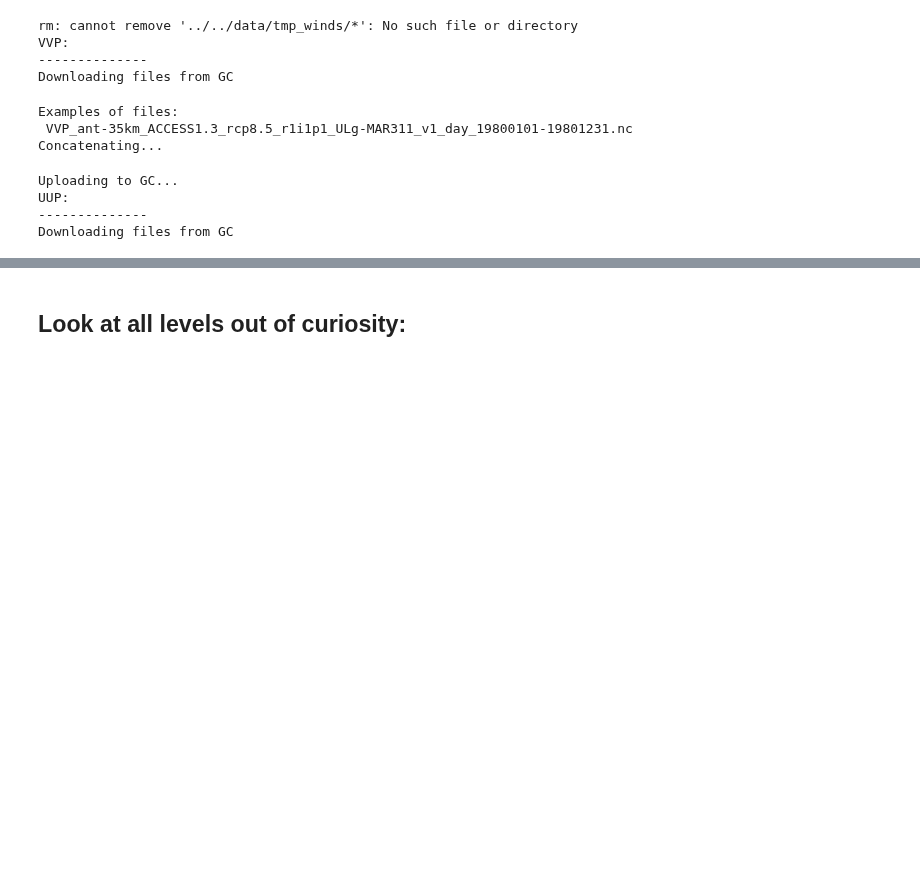
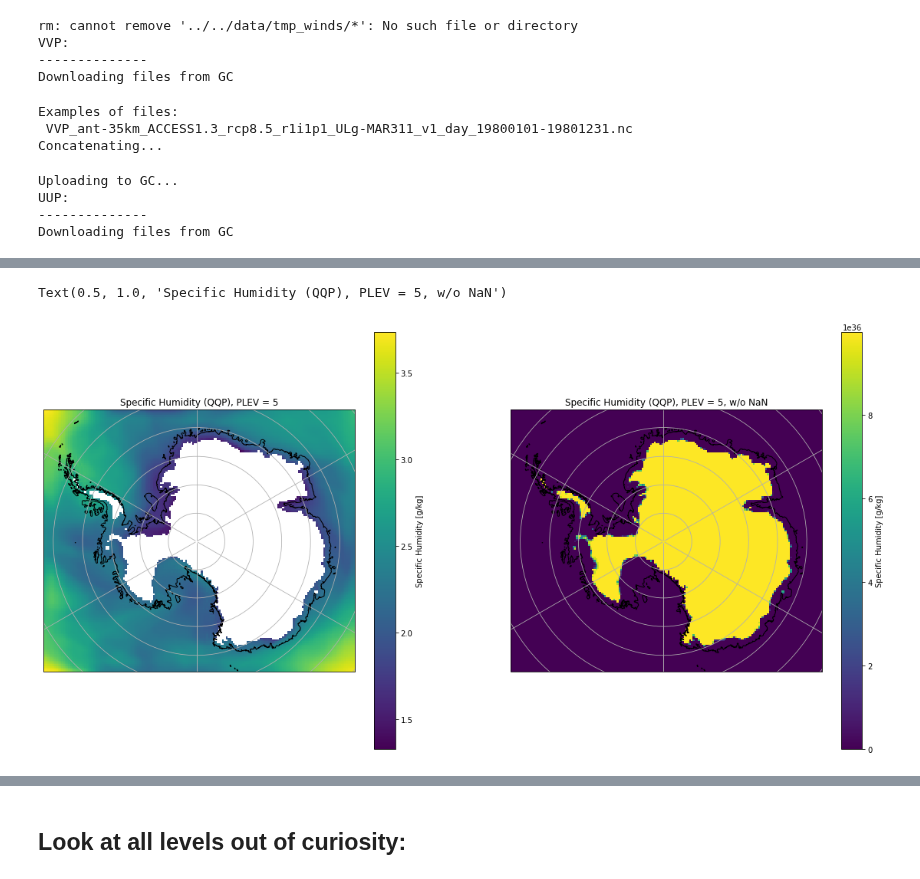
Before and after one commit to marvande/Antarctica-RCM-Emulator, a Jupyter notebook: scr/notebooks/Pre-processing/2-RCM-Winds.ipynb, the cells around one changed output, grey strips where cells are left out. Saved outputs shown, nothing was run; the diff lists cells and outputs as text; code cells hidden in the pictures; blank space fills up the shorter version.

Commit message:
Add new GCM variables

```diff
--- a/scr/notebooks/Pre-processing/2-RCM-Winds.ipynb
+++ b/scr/notebooks/Pre-processing/2-RCM-Winds.ipynb
@@ -300,0 +314,16 @@ KeyError: 'UUP'
+# %%
+# test on one year and one variable
+VAR = "QQP"
+pathGC, fileGC = pathToFiles(VAR, date1="19800101", date2="19801231")
+downloadFileFromGC(pathGC, "", fileGC)
+d0 = xr.open_dataset(fileGC)
+d0 = resampleMonthlyMean(BasicPreprocRCM(ProcessRCMVar(VAR, d0)))
+os.remove(fileGC)
+
+# Change high values to NaN
+f0 = xr.Dataset(xr.where(d0[VAR] < 90, d0, np.nan), coords=d0.coords, attrs=d0.attrs)
+f0[VAR].attrs = d0[VAR].attrs
+f0.x.attrs = d0.x.attrs
+f0.y.attrs = d0.y.attrs
+f0.PLEV.attrs = d0.PLEV.attrs
+f0
@@ -300,0 +348,24 @@ KeyError: 'UUP'
+# %%
+f = plt.figure(figsize=(20, 10))
+map_proj = ccrs.SouthPolarStereo(central_longitude=0.0, globe=None)
+
+ax = plt.subplot(1, 2, 1, projection=ccrs.SouthPolarStereo())
+f0 = HighToNan(d0, plev = True, atm = False)
+f0.isel(time=0, PLEV = 5)[VAR].plot(ax=ax, x='x',
+                transform=ccrs.SouthPolarStereo(), add_colorbar=True)
+
+ax.coastlines('10m', color='black')
+ax.gridlines()
+ax.set_title(f'{f0[VAR].long_name} ({VAR}), PLEV = 5')
+
+ax = plt.subplot(1, 2, 2, projection=ccrs.SouthPolarStereo())
+f0 = HighToNan(d0, plev = True, atm = False)
+d0.isel(time=0, PLEV = 5)[VAR].plot(ax=ax, x='x',
+                transform=ccrs.SouthPolarStereo(), add_colorbar=True)
+
+ax.coastlines('10m', color='black')
+ax.gridlines()
+ax.set_title(f'{d0[VAR].long_name} ({VAR}), PLEV = 5, w/o NaN')
+# %% [output]
+Text(0.5, 1.0, 'Specific Humidity (QQP), PLEV = 5, w/o NaN')
+[figure, added]
```
Also changed, not shown: parts of 12 cells of this notebook, 2 other files.
